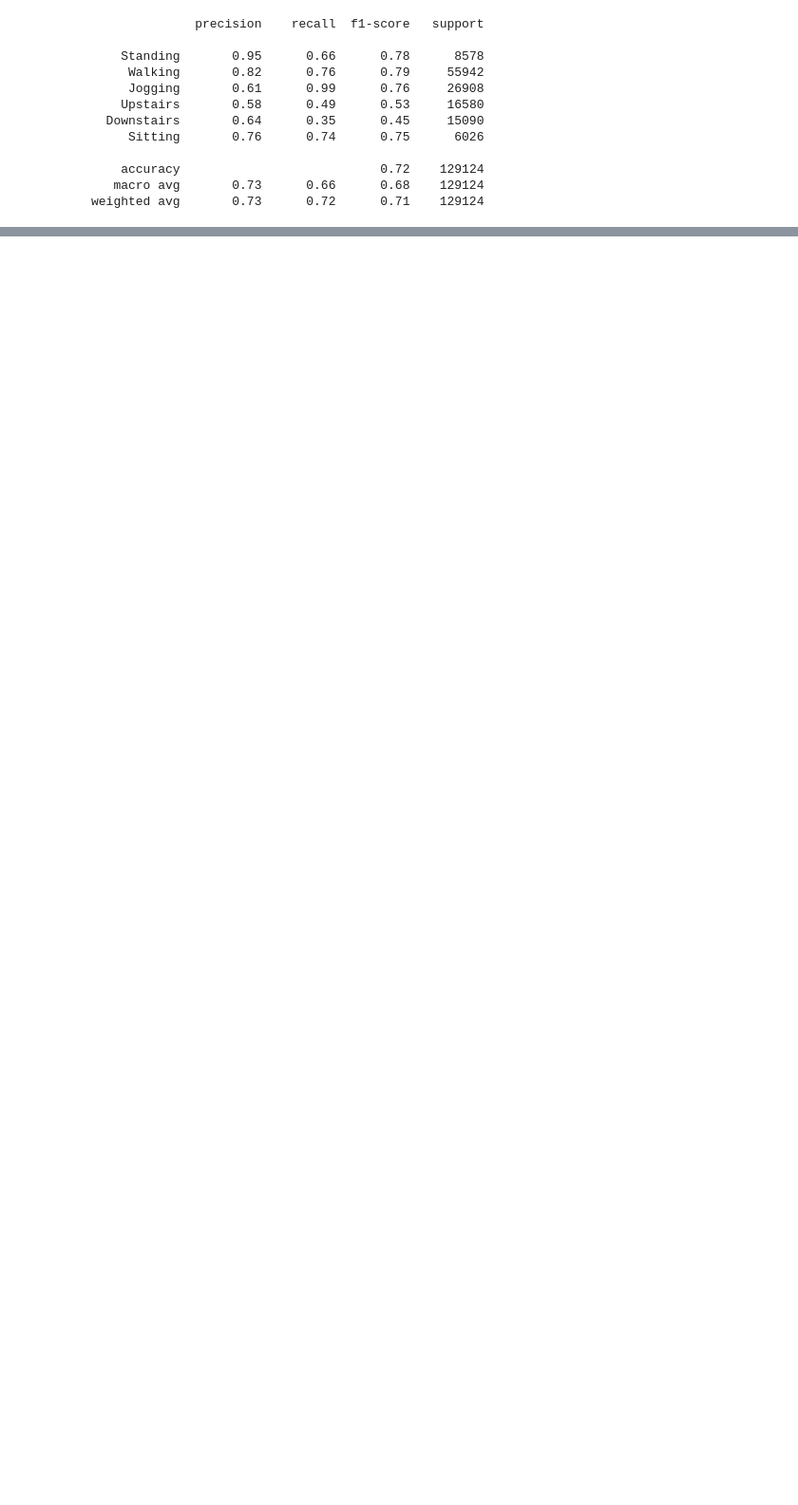
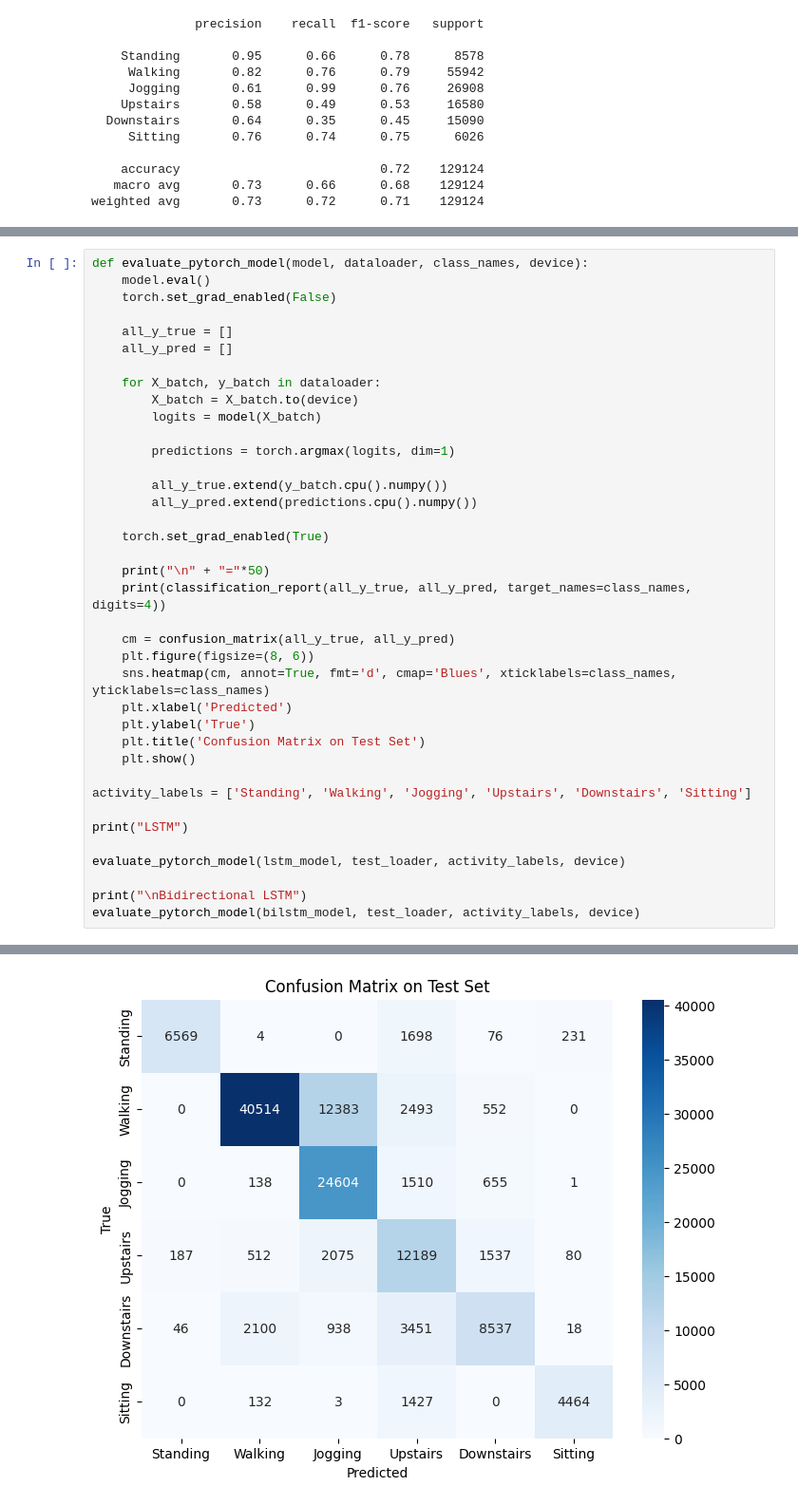
Before and after one commit to AminHgJoo/AI-Project, a Jupyter notebook: project.ipynb, the cells around one changed output, grey strips where cells are left out. Shown at 95% size. Cells and saved outputs as stored; diff of their text form; blank space fills up the shorter version.

```diff
--- a/project.ipynb
+++ b/project.ipynb
@@ -840,0 +1132,39 @@ weighted avg       0.73      0.72      0.71    129124
+# %%
+def evaluate_pytorch_model(model, dataloader, class_names, device):
+    model.eval()
+    torch.set_grad_enabled(False)
+
+    all_y_true = []
+    all_y_pred = []
+
+    for X_batch, y_batch in dataloader:
+        X_batch = X_batch.to(device)
+        logits = model(X_batch)
+
+        predictions = torch.argmax(logits, dim=1)
+
+        all_y_true.extend(y_batch.cpu().numpy())
+        all_y_pred.extend(predictions.cpu().numpy())
+
+    torch.set_grad_enabled(True)
+
+    print("\n" + "="*50)
+    print(classification_report(all_y_true, all_y_pred, target_names=class_names, digits=4))
+
+    cm = confusion_matrix(all_y_true, all_y_pred)
+    plt.figure(figsize=(8, 6))
+    sns.heatmap(cm, annot=True, fmt='d', cmap='Blues', xticklabels=class_names, yticklabels=class_names)
+    plt.xlabel('Predicted')
+    plt.ylabel('True')
+    plt.title('Confusion Matrix on Test Set')
+    plt.show()
+
+activity_labels = ['Standing', 'Walking', 'Jogging', 'Upstairs', 'Downstairs', 'Sitting']
+
+print("LSTM")
+
+evaluate_pytorch_model(lstm_model, test_loader, activity_labels, device)
+
+print("\nBidirectional LSTM")
+evaluate_pytorch_model(bilstm_model, test_loader, activity_labels, device)
+# %% [output]
@@ -840,0 +1186 @@ weighted avg       0.73      0.72      0.71    129124
+[figure, added]
```
Also changed, not shown: parts of 16 cells of this notebook.
